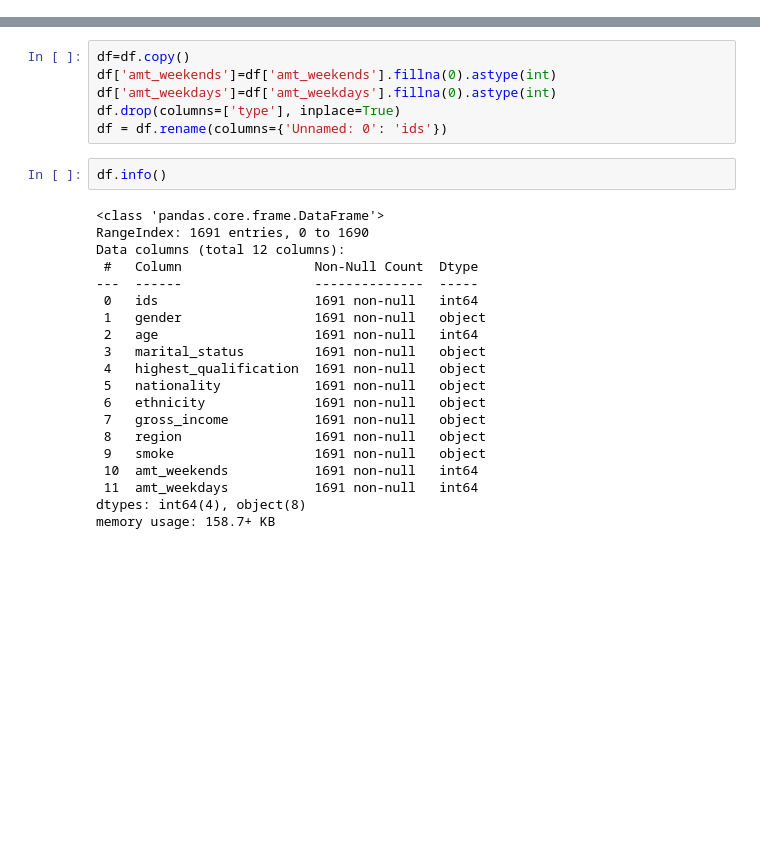
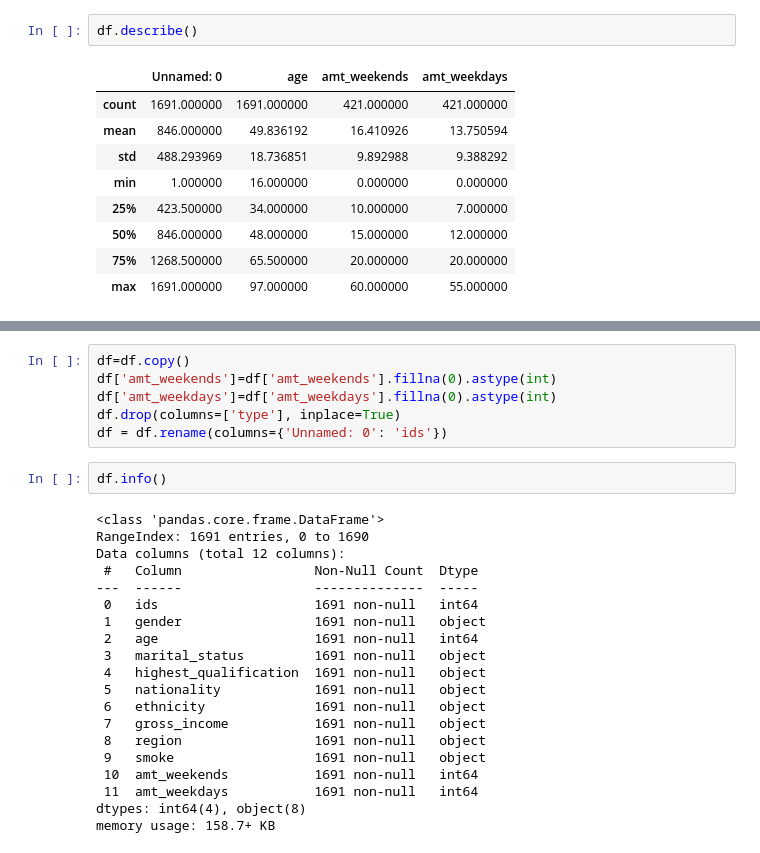
Before and after one commit to jvpazotti/Machine-learning-project, a Jupyter notebook: projeto.ipynb, the cells around one changed output, grey strips where cells are left out. Saved outputs shown, nothing was run; the diff lists cells and outputs as text; blank space fills up the shorter version.

```diff
--- a/projeto.ipynb
+++ b/projeto.ipynb
@@ -20,0 +56,12 @@ df.head(10)
+# %%
+df.describe()
+# %% [output]
+|  | Unnamed: 0 | age | amt_weekends | amt_weekdays |
+| count | 1691.000000 | 1691.000000 | 421.000000 | 421.000000 |
+| mean | 846.000000 | 49.836192 | 16.410926 | 13.750594 |
+| std | 488.293969 | 18.736851 | 9.892988 | 9.388292 |
+| min | 1.000000 | 16.000000 | 0.000000 | 0.000000 |
+| 25% | 423.500000 | 34.000000 | 10.000000 | 7.000000 |
+| 50% | 846.000000 | 48.000000 | 15.000000 | 12.000000 |
+| 75% | 1268.500000 | 65.500000 | 20.000000 | 20.000000 |
+| max | 1691.000000 | 97.000000 | 60.000000 | 55.000000 |
```
Also changed, not shown: parts of 20 cells of this notebook.
